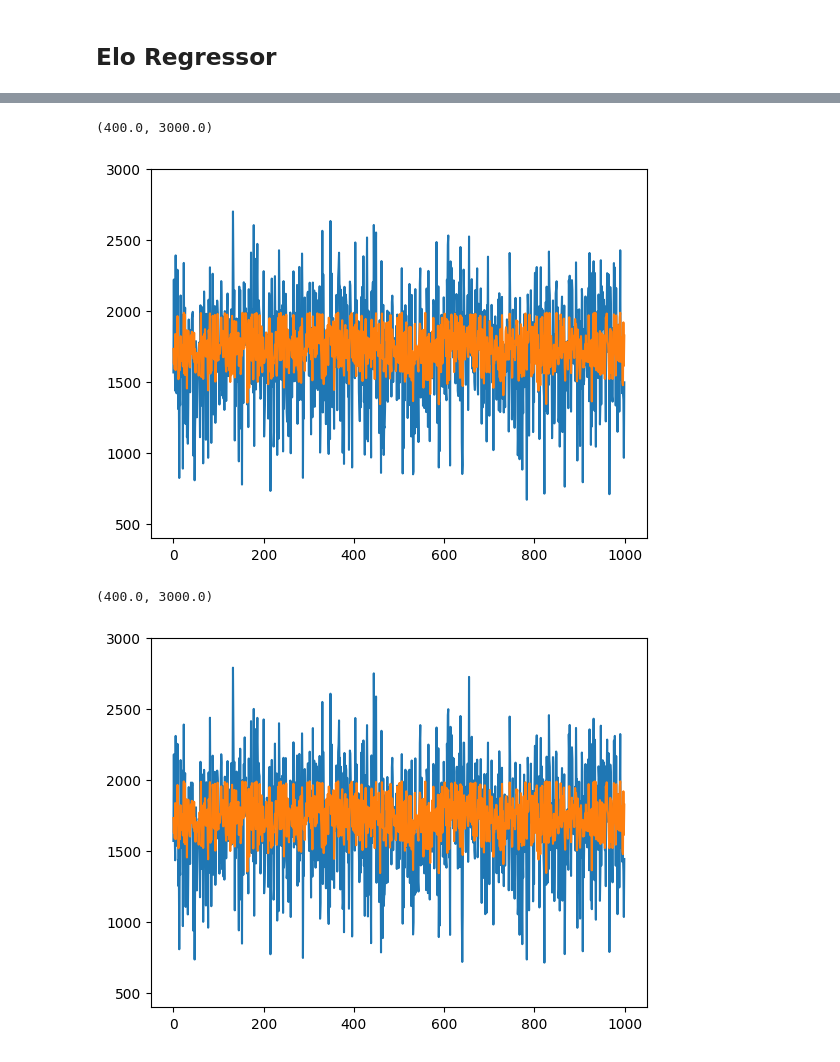
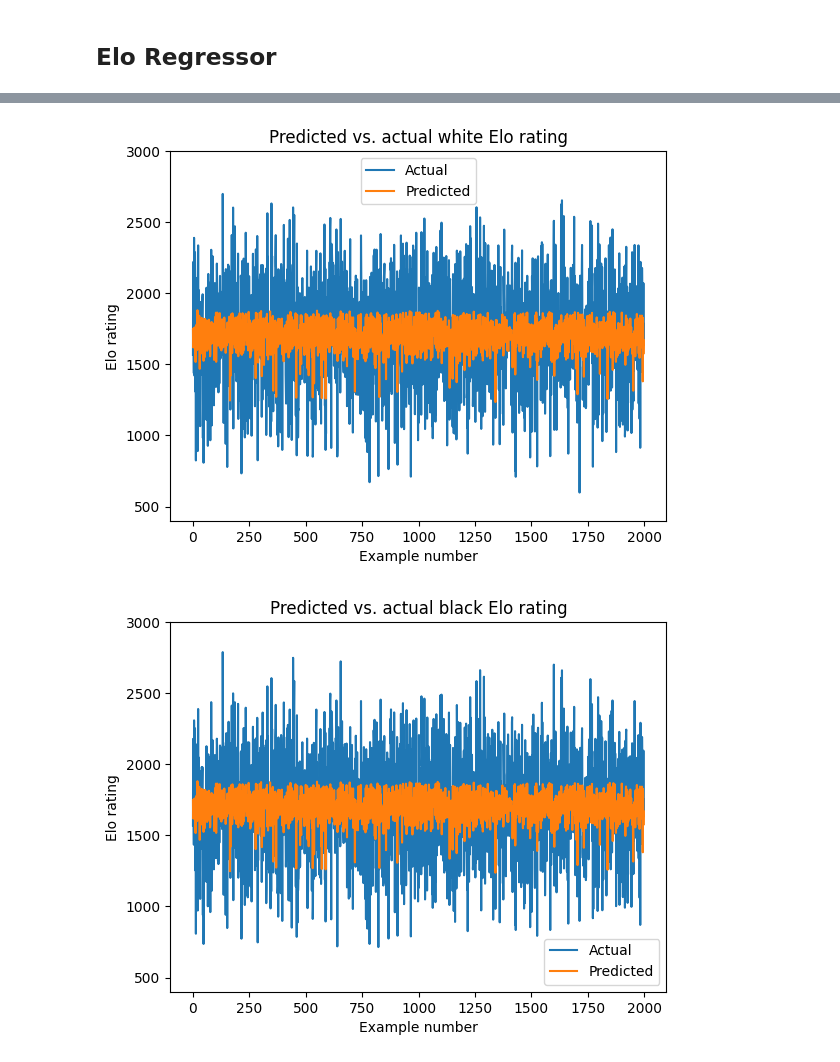
Before and after one commit to luizvalle/chessformer, a Jupyter notebook: notebooks/trained_models_analysis.ipynb, the cells around one changed output, grey strips where cells are left out. Saved outputs shown, nothing was run; the diff lists cells and outputs as text; code cells hidden in the pictures.

```diff
--- a/notebooks/trained_models_analysis.ipynb
+++ b/notebooks/trained_models_analysis.ipynb
@@ -273,4 +403,4 @@ for encoder_idx in range(0, 2):
 # %%
-elo_regressor = tf.keras.models.load_model("../model_artifacts/elo_regressor/trained_model/saved_model/chessformer_result_classifier.keras")
-elo_regressor.summary()
+elo_regressor_fine_tuned = tf.keras.models.load_model("../model_artifacts/elo_regressor/fine_tuned/trained_model/saved_model/chessformer_result_classifier.keras")
+elo_regressor_fine_tuned.summary()
 # %% [output]
@@ -294,10 +454,10 @@ true_black_elos = list()
 predicted_white_elos = list()
 predicted_black_elos = list()
 
-for i, (moves, elos, result) in enumerate(dataset.take(1_000)):
+for i, (moves, elos, result) in enumerate(dataset.take(2_000)):
     true_white_elos.append(elos[0][0].numpy())
     true_black_elos.append(elos[0][1].numpy())
-    predicted_elos = elo_regressor.predict(moves, verbose=0)
+    predicted_elos = elo_regressor_fine_tuned.predict(moves, verbose=0)
     predicted_white_elos.append(predicted_elos[0][0])
     predicted_black_elos.append(predicted_elos[0][1])
     if i % 100 == 0:
@@ -316,18 +486,28 @@ Processed 901 examples
 # %%
-plt.plot(range(1_000), true_white_elos)
+plt.plot(range(2_000), true_white_elos, label="Actual")
 plt.ylim(400, 3000)
 
-plt.plot(range(1_000), predicted_white_elos)
+plt.plot(range(2_000), predicted_white_elos, label="Predicted")
 plt.ylim(400, 3000)
+
+plt.title("Predicted vs. actual white Elo rating")
+plt.xlabel("Example number")
+plt.ylabel("Elo rating")
+plt.legend()
+plt.show()
 # %% [output]
-(400.0, 3000.0)
-[figure, old version]
+[figure, new version]
 # %%
-plt.plot(range(1_000), true_black_elos)
+plt.plot(range(2_000), true_black_elos, label="Actual")
 plt.ylim(400, 3000)
 
-plt.plot(range(1_000), predicted_black_elos)
+plt.plot(range(2_000), predicted_black_elos, label="Predicted")
 plt.ylim(400, 3000)
+
+plt.title("Predicted vs. actual black Elo rating")
+plt.xlabel("Example number")
+plt.ylabel("Elo rating")
+plt.legend()
+plt.show()
 # %% [output]
-(400.0, 3000.0)
-[figure, old version]
+[figure, new version]
```
Also changed, not shown: parts of 23 cells of this notebook, 47 other files.
